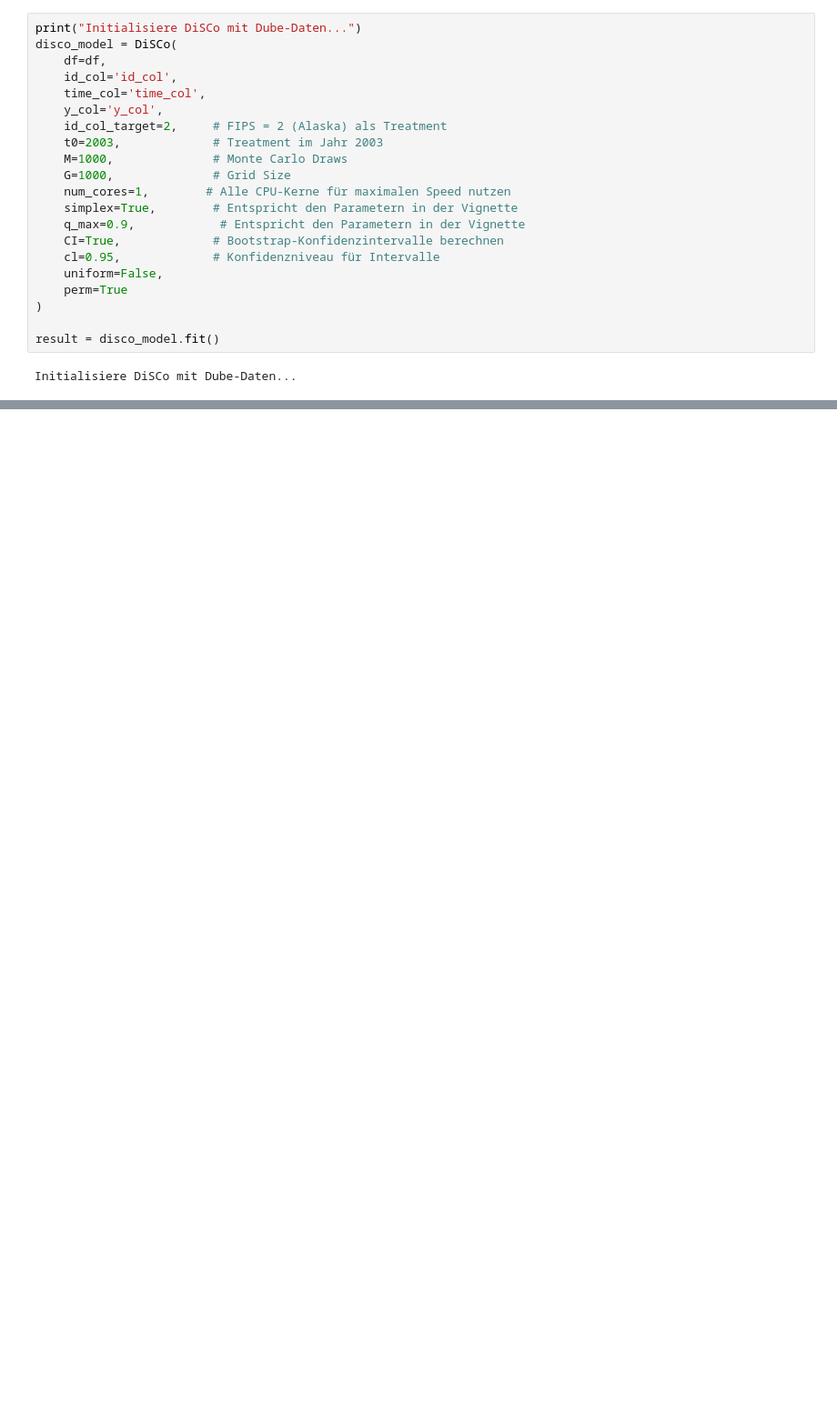
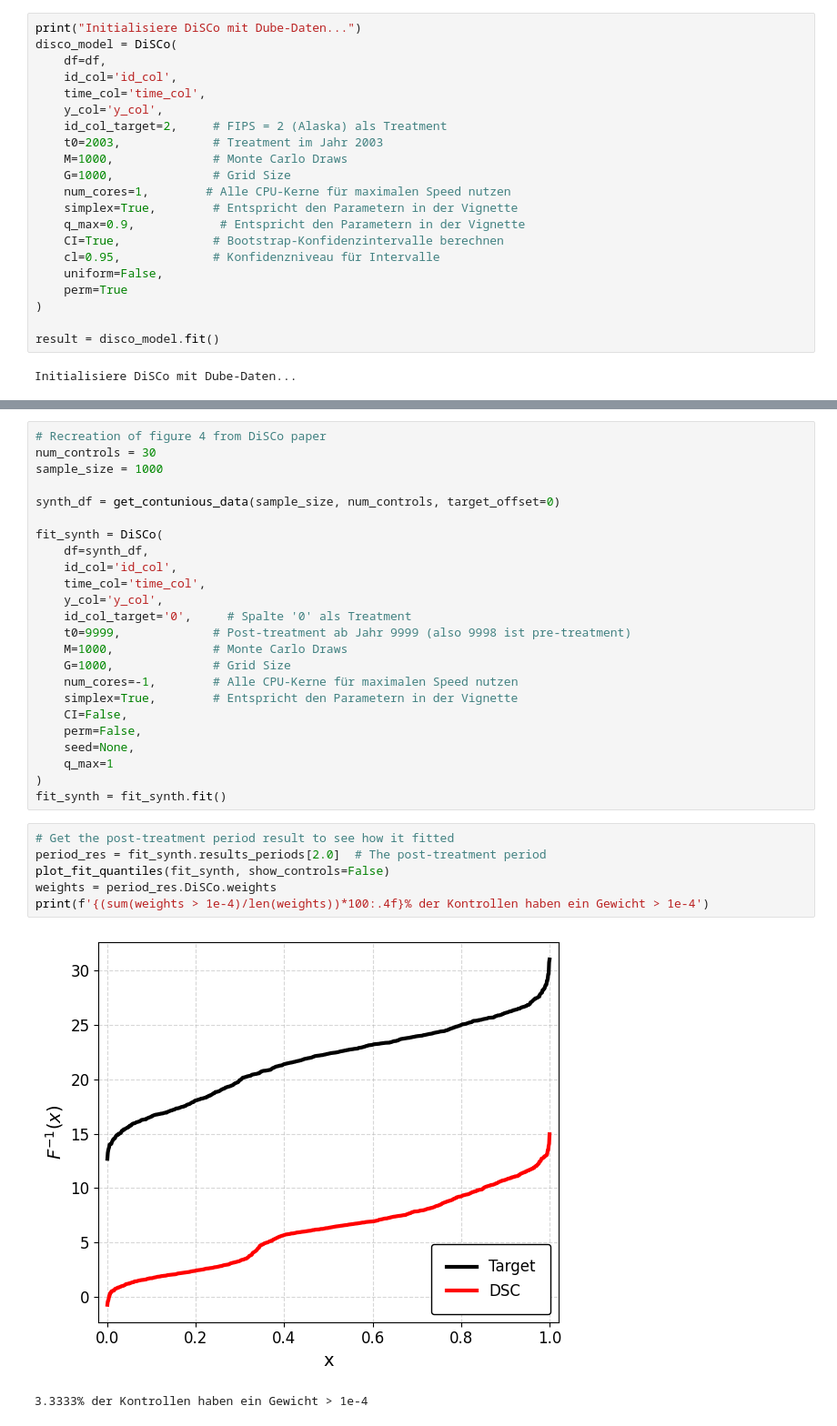
Before and after one commit to alexanderhxs/DiSCos, a Jupyter notebook: python/test_disco.ipynb, the cells around one changed output, grey strips where cells are left out. Shown at 91% size. Drawn from its saved outputs; the diff is of its cells as text; blank space fills up the shorter version.

```diff
--- a/python/test_disco.ipynb
+++ b/python/test_disco.ipynb
@@ -167,0 +262,33 @@ None
+# %%
+# Recreation of figure 4 from DiSCo paper
+num_controls = 30
+sample_size = 1000
+
+synth_df = get_contunious_data(sample_size, num_controls, target_offset=0)
+
+fit_synth = DiSCo(
+    df=synth_df,
+    id_col='id_col',
+    time_col='time_col',
+    y_col='y_col',
+    id_col_target='0',     # Spalte '0' als Treatment
+    t0=9999,             # Post-treatment ab Jahr 9999 (also 9998 ist pre-treatment)
+    M=1000,              # Monte Carlo Draws
+    G=1000,              # Grid Size
+    num_cores=-1,        # Alle CPU-Kerne für maximalen Speed nutzen
+    simplex=True,        # Entspricht den Parametern in der Vignette
+    CI=False,
+    perm=False,
+    seed=None,
+    q_max=1
+)
+fit_synth = fit_synth.fit()
+# %%
+# Get the post-treatment period result to see how it fitted
+period_res = fit_synth.results_periods[2.0]  # The post-treatment period
+plot_fit_quantiles(fit_synth, show_controls=False)
+weights = period_res.DiSCo.weights
+print(f'{(sum(weights > 1e-4)/len(weights))*100:.4f}% der Kontrollen haben ein Gewicht > 1e-4')
+# %% [output]
+[figure, added]
+3.3333% der Kontrollen haben ein Gewicht > 1e-4
```
Also changed, not shown: parts of 16 cells of this notebook.
